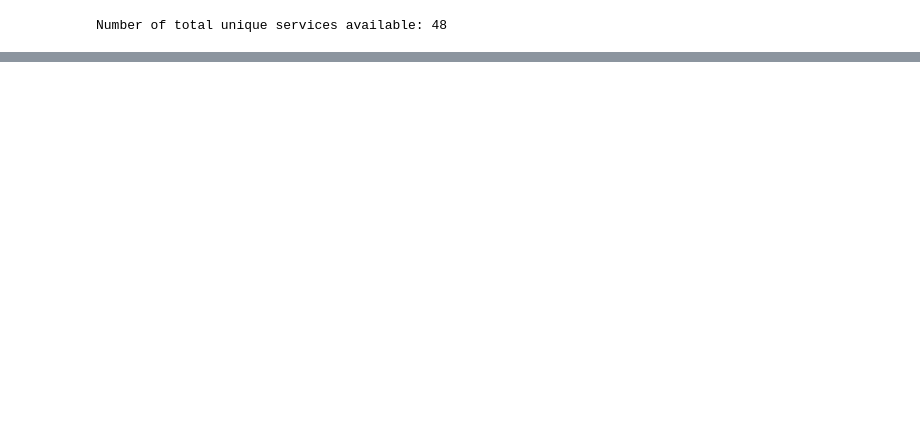
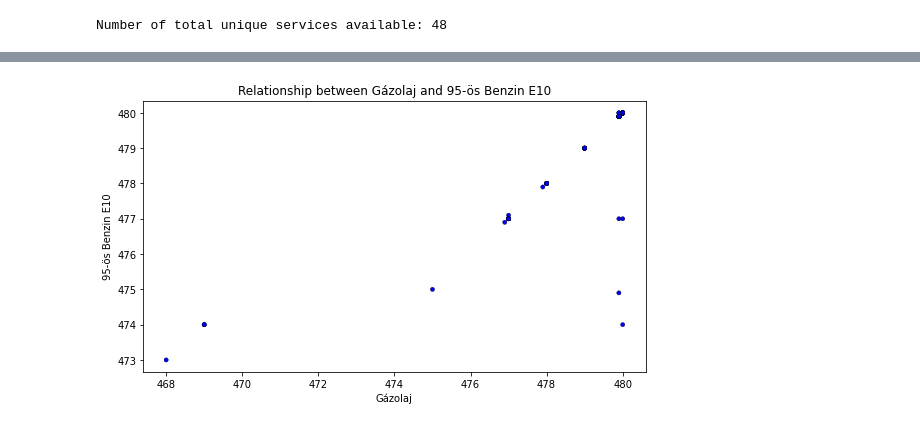
Before and after one commit to kristofrabay/python_practise, a Jupyter notebook: scraping_projects/holtankoljak/analysis.ipynb, the cells around one changed output, grey strips where cells are left out. Saved outputs shown, nothing was run; the diff lists cells and outputs as text; code cells hidden in the pictures; blank space fills up the shorter version.

```diff
--- a/scraping_projects/holtankoljak/analysis.ipynb
+++ b/scraping_projects/holtankoljak/analysis.ipynb
@@ -135,0 +248,4 @@ display(Image(filename = 'data/services.png', width = 450))
+# %%
+scatter_sns(data, 'Gázolaj', '95-ös Benzin E10')
+# %% [output]
+[figure, added]
```
Also changed, not shown: parts of 33 cells of this notebook, 1 other file.
